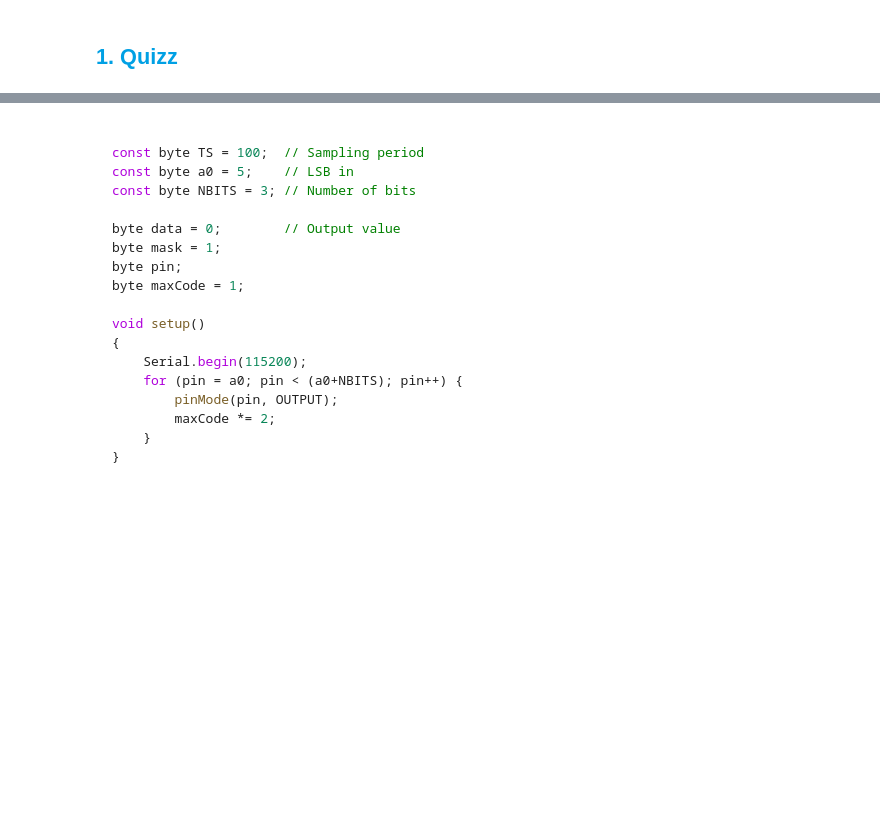
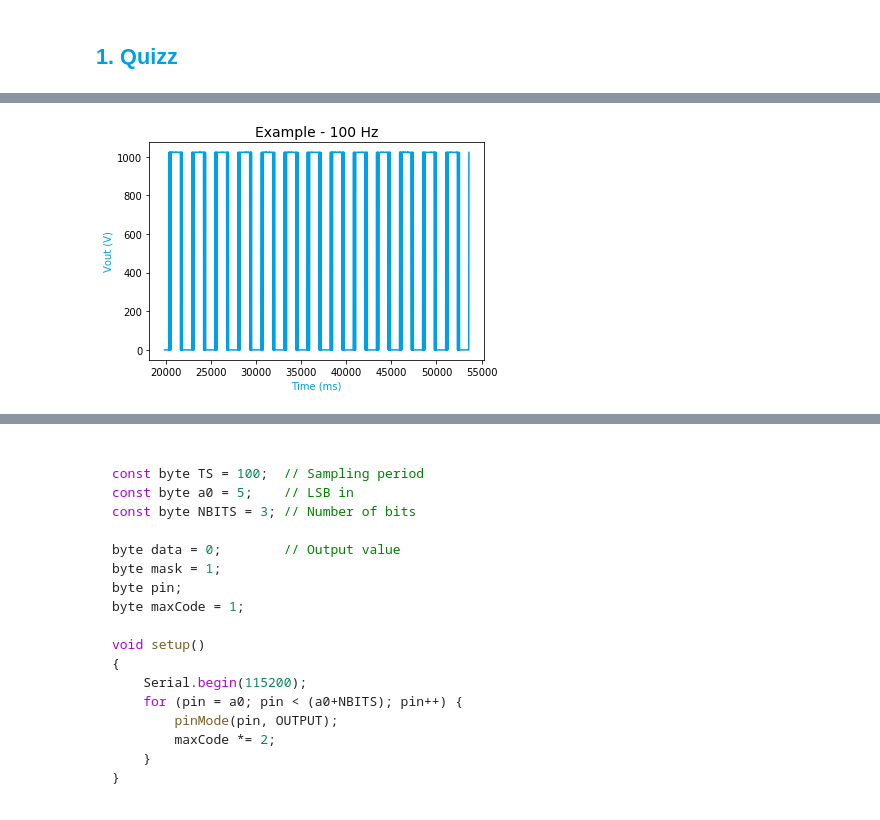
Before and after one commit to PIA-Group/ScientISST-notebooks, a Jupyter notebook: A.Signal_Acquisition/A014 Digital to Analog Converter.ipynb, the cells around one changed output, grey strips where cells are left out. Drawn from its saved outputs; the diff is of its cells as text; code cells hidden in the pictures; blank space fills up the shorter version.

```diff
--- a/A.Signal_Acquisition/A014 Digital to Analog Converter.ipynb
+++ b/A.Signal_Acquisition/A014 Digital to Analog Converter.ipynb
@@ -87 +134,24 @@ NameError: name 'fp' is not defined
+# %%
+# Example: 1 Hz
+
+import pylab as pl
+import matplotlib.pyplot as plt
+
+fname = '../X.Example_Files/A014_data/L3.2-100Hz-115200bps.csv'
+
+raw = pl.loadtxt(fname, delimiter = ',')
+
+col_1 = raw[:, 0]
+col_2 = raw[:, 1]
+
+plt.title('Example - 100 Hz', {'size':14})
+
+plt.xlabel('Time (ms)', color = "#00a0e4")
+plt.ylabel('Vout (V)', color = "#00a0e4")
+
+plt.plot(col_1, col_2, color = "#00a0e4")
+
+plt.show()
+# %% [output]
+[figure, added]
 # %% [markdown]
```
Also changed, not shown: parts of 8 cells of this notebook.
